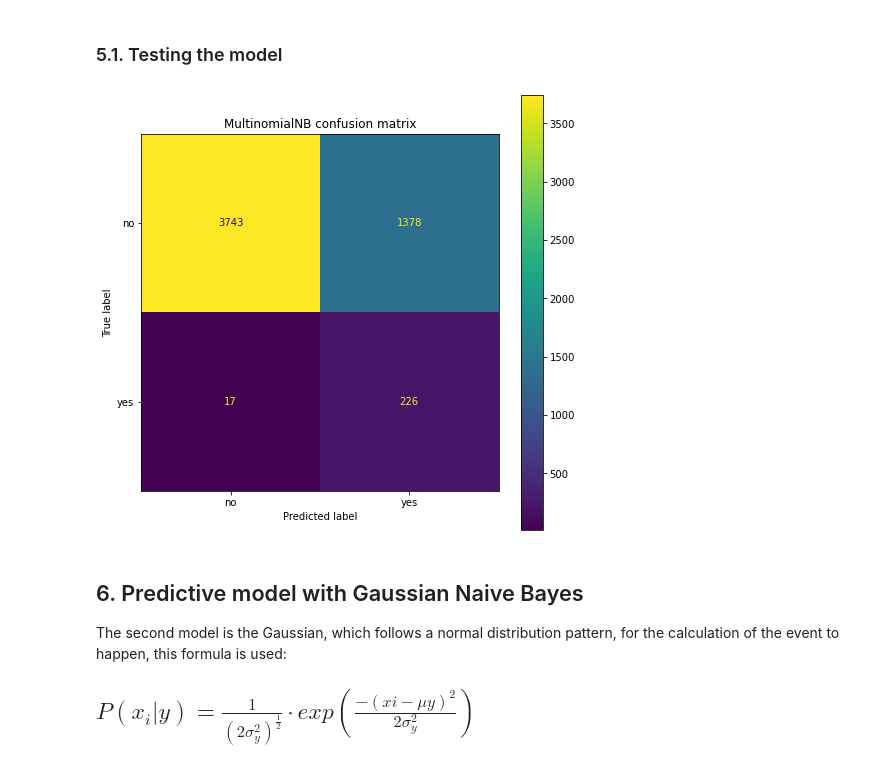
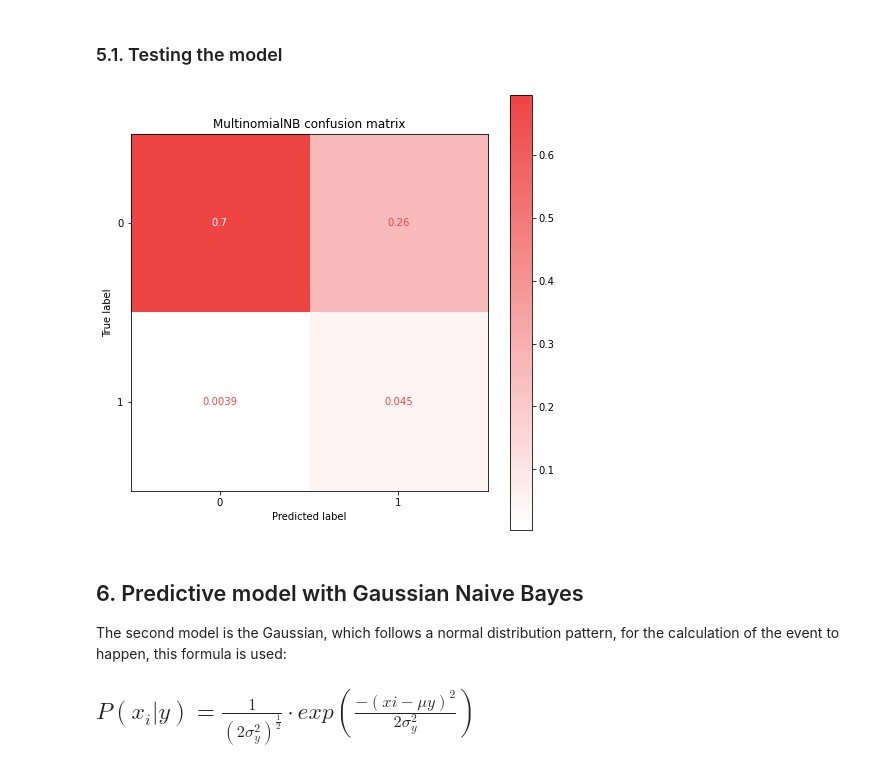
Before and after one commit to FelixLuciano/Fake-JobPosting-Prediction, a Jupyter notebook: notebooks/Predictive_model.ipynb, the cells around one changed output. Cells and saved outputs as stored; diff of their text form; code cells hidden in the pictures.

Commit message:
Insper Colormap & Fix ponto

```diff
--- a/notebooks/Predictive_model.ipynb
+++ b/notebooks/Predictive_model.ipynb
@@ -242,7 +247,7 @@ class Split_train_model:
         score = accuracy_score(y, predict)
 
         # Get confusion matrix
-        confusion = confusion_matrix(y, predict)
+        confusion = confusion_matrix(y, predict, normalize="all")
 
         return score, confusion
 
@@ -284,3 +291,12 @@ class Split_train_model:
+# %%
+colormap = {'red':   [[ 0,       1, 1],
+                      [ 1, 238/255, 1]],
+            'green': [[ 0,       1, 1],
+                      [ 1,  68/255, 1]],
+            'blue':  [[ 0,       1, 1],
+                      [ 1,  68/255, 1]]}
+
+insper_colormap = LinearSegmentedColormap('insper', segmentdata=colormap)
 # %% [markdown]
 ## 5. Predictive model with Multinomial Naive Bayes
 
@@ -298,15 +314,15 @@ MultinomialNB_model = Split_train_model(dataset, classifier=MultinomialNB, vecto
 # %%
 MultinomialNB_accuracy, MultinomialNB_confusion = MultinomialNB_model.test()
 
 # Plot a heat map with the obtained values
 fig = plt.figure(figsize=(8, 8))
 ax = plt.axes(title="MultinomialNB confusion matrix")
-ConfusionMatrixDisplay(MultinomialNB_confusion, display_labels=("no", "yes")).plot(ax=ax)
+ConfusionMatrixDisplay(MultinomialNB_confusion).plot(ax=ax, cmap=insper_colormap)
 plt.rcParams["font.size"] = "14"
 plt.savefig("plots/MultinomialNB_confusion_matrix.png", dpi=300)
 plt.show()
 # %% [output]
-[figure, old version]
+[figure, new version]
 # %% [markdown]
 ## 6. Predictive model with Gaussian Naive Bayes
 
```
Also changed, not shown: parts of 5 cells of this notebook, 5 other files.
